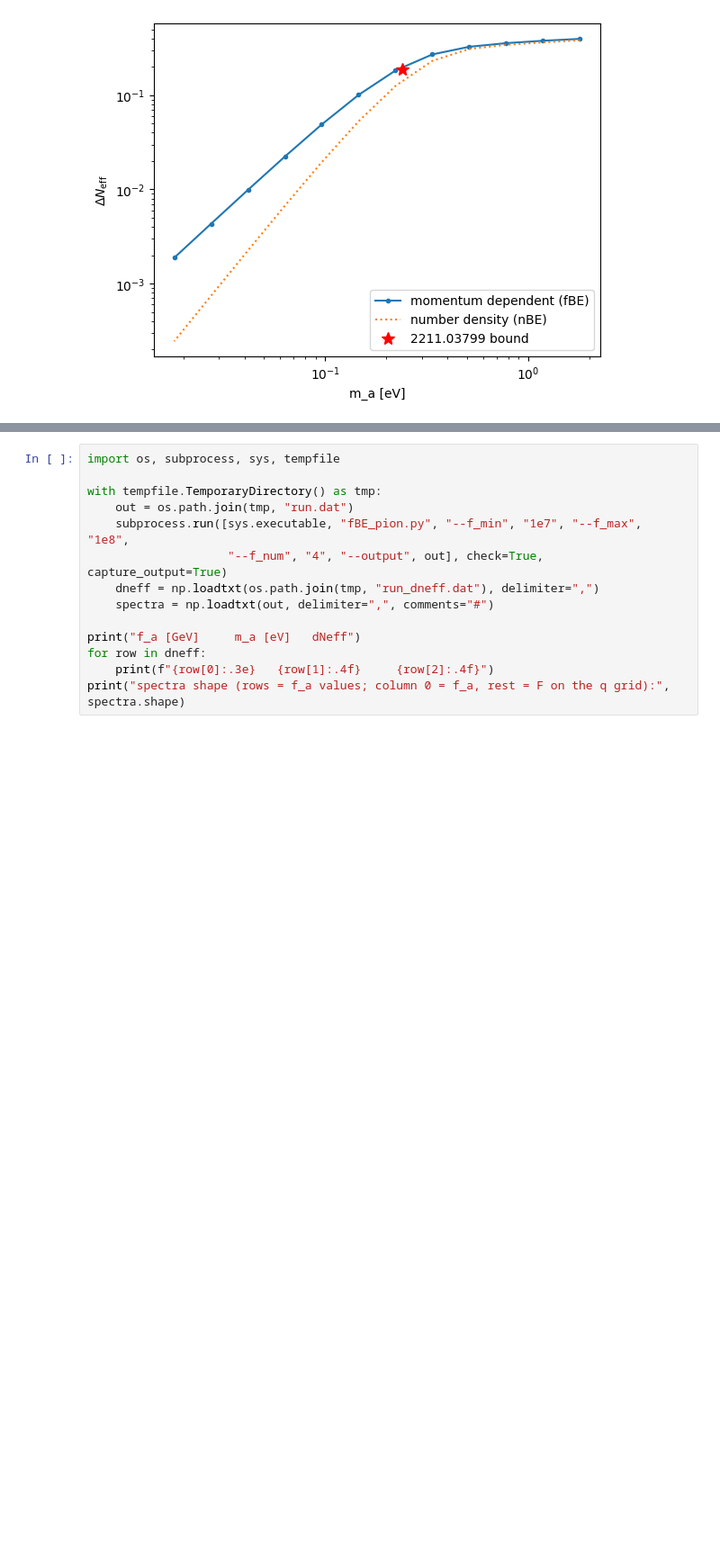
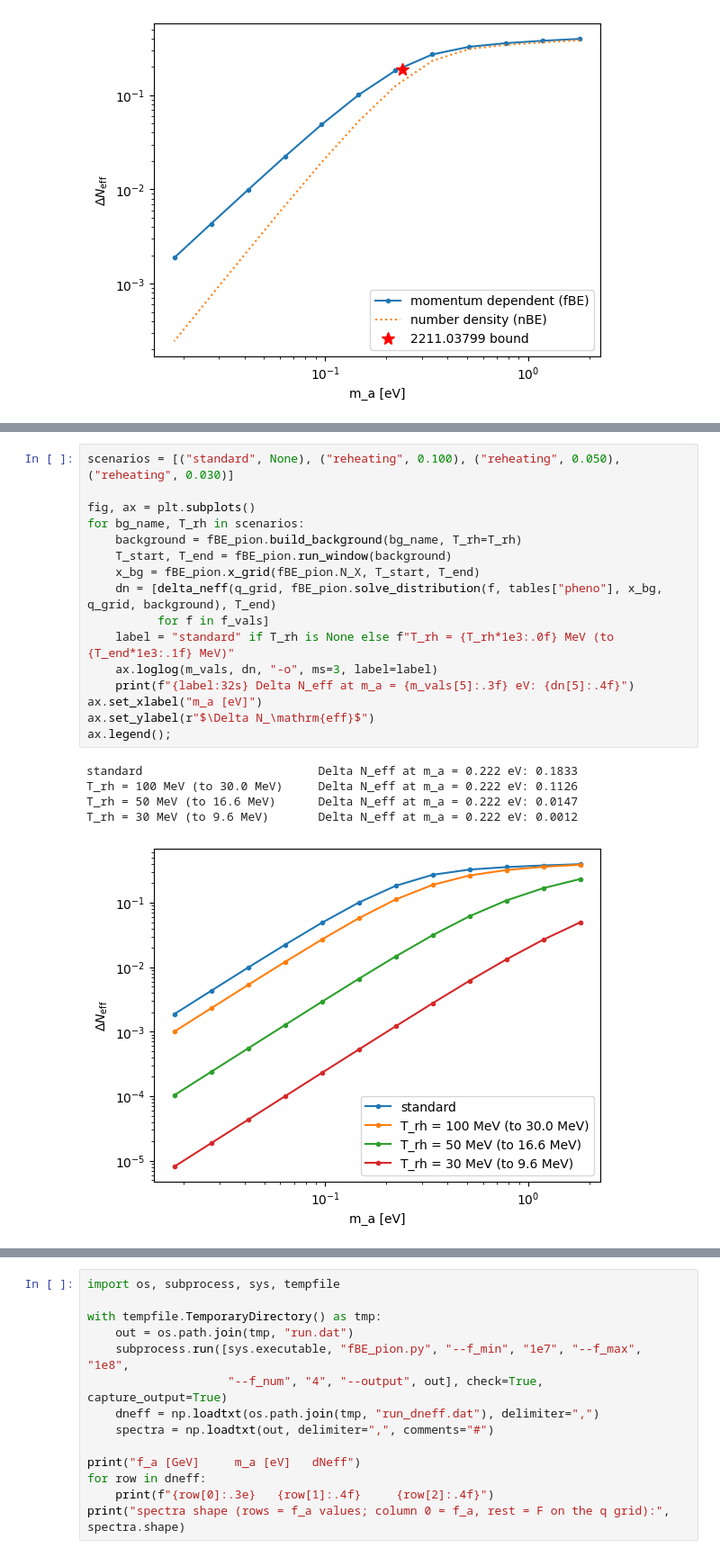
Before and after one commit to adam-gomulka/PyBolt, a Jupyter notebook: Pion_axion_production.ipynb, the cells around one changed output, grey strips where cells are left out. Shown at 90% size. Drawn from its saved outputs; the diff is of its cells as text; blank space fills up the shorter version.

```diff
--- a/Pion_axion_production.ipynb
+++ b/Pion_axion_production.ipynb
@@ -158 +173,23 @@ ax.legend();
+# %%
+scenarios = [("standard", None), ("reheating", 0.100), ("reheating", 0.050), ("reheating", 0.030)]
+
+fig, ax = plt.subplots()
+for bg_name, T_rh in scenarios:
+    background = fBE_pion.build_background(bg_name, T_rh=T_rh)
+    T_start, T_end = fBE_pion.run_window(background)
+    x_bg = fBE_pion.x_grid(fBE_pion.N_X, T_start, T_end)
+    dn = [delta_neff(q_grid, fBE_pion.solve_distribution(f, tables["pheno"], x_bg, q_grid, background), T_end)
+          for f in f_vals]
+    label = "standard" if T_rh is None else f"T_rh = {T_rh*1e3:.0f} MeV (to {T_end*1e3:.1f} MeV)"
+    ax.loglog(m_vals, dn, "-o", ms=3, label=label)
+    print(f"{label:32s} Delta N_eff at m_a = {m_vals[5]:.3f} eV: {dn[5]:.4f}")
+ax.set_xlabel("m_a [eV]")
+ax.set_ylabel(r"$\Delta N_\mathrm{eff}$")
+ax.legend();
+# %% [output]
+standard                         Delta N_eff at m_a = 0.222 eV: 0.1833
+T_rh = 100 MeV (to 30.0 MeV)     Delta N_eff at m_a = 0.222 eV: 0.1126
+T_rh = 50 MeV (to 16.6 MeV)      Delta N_eff at m_a = 0.222 eV: 0.0147
+T_rh = 30 MeV (to 9.6 MeV)       Delta N_eff at m_a = 0.222 eV: 0.0012
+[figure, added]
 # %% [markdown]
```
Also changed, not shown: parts of 2 cells of this notebook, 2 other files.
